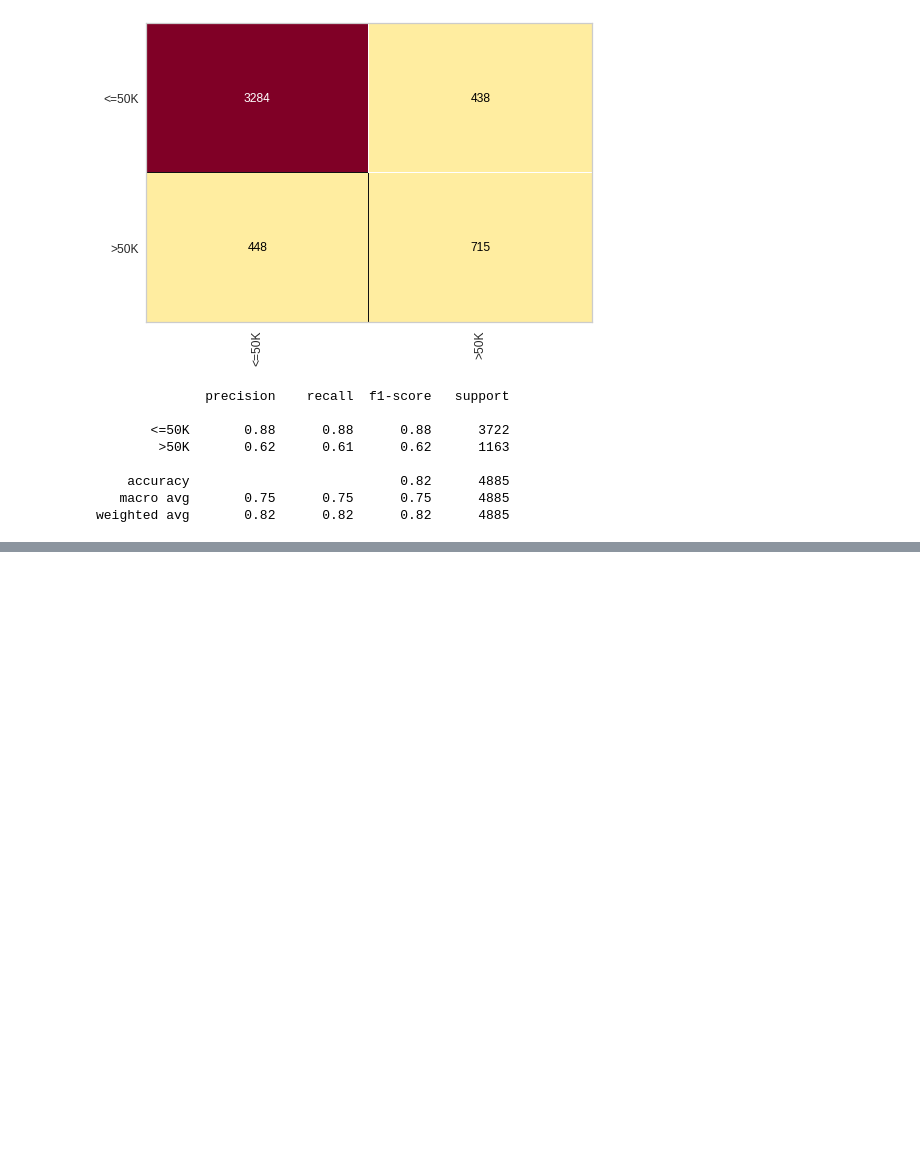
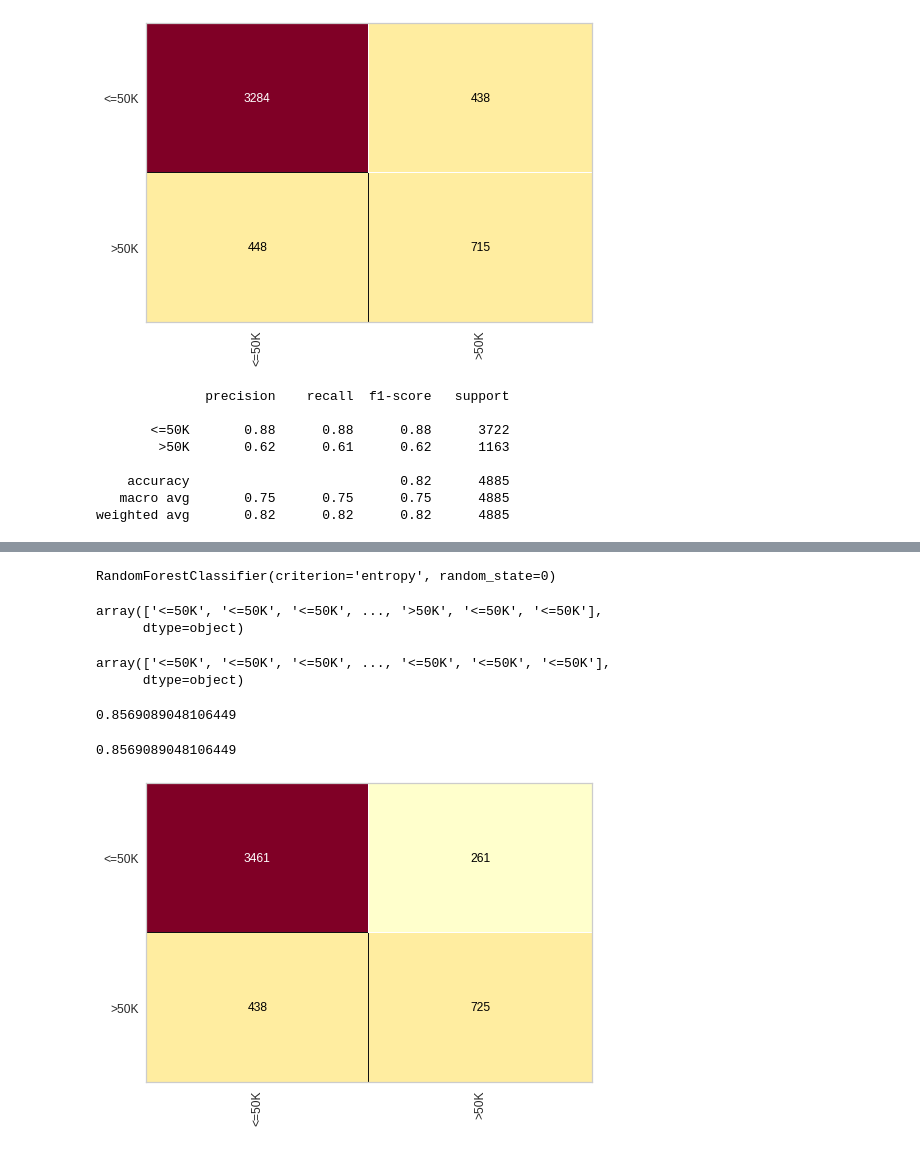
Before and after one commit to maferrepy/Censu-kagge, a Jupyter notebook: iexcenso.ipynb, the cells around one changed output, grey strips where cells are left out. Cells and saved outputs as stored; diff of their text form; code cells hidden in the pictures; blank space fills up the shorter version.

```diff
--- a/iexcenso.ipynb
+++ b/iexcenso.ipynb
@@ -347,0 +356,6 @@ weighted avg       0.82      0.82      0.82      4885
+# %%
+forest_censu = RandomForestClassifier(n_estimators=70 , criterion='entropy', random_state= 0)
+# %%
+forest_censu.fit(x_censu_treinasmento,y_censu_treinamento)
+# %% [output]
+RandomForestClassifier(criterion='entropy', random_state=0)
@@ -347,0 +364,21 @@ weighted avg       0.82      0.82      0.82      4885
+# %%
+previsores
+# %% [output]
+array(['<=50K', '<=50K', '<=50K', ..., '>50K', '<=50K', '<=50K'],
+      dtype=object)
+# %%
+y_censu_teste
+# %% [output]
+array(['<=50K', '<=50K', '<=50K', ..., '<=50K', '<=50K', '<=50K'],
+      dtype=object)
+# %%
+accuracy_score(y_censu_teste, previsores)
+# %% [output]
+0.8569089048106449
+# %%
+cm = ConfusionMatrix(forest_censu)
+cm.fit(x_censu_treinasmento, y_censu_treinamento)
+cm.score(x_censu_teste,y_censu_teste)
+# %% [output]
+0.8569089048106449
+[figure, added]
```
Also changed, not shown: parts of 6 cells of this notebook.
